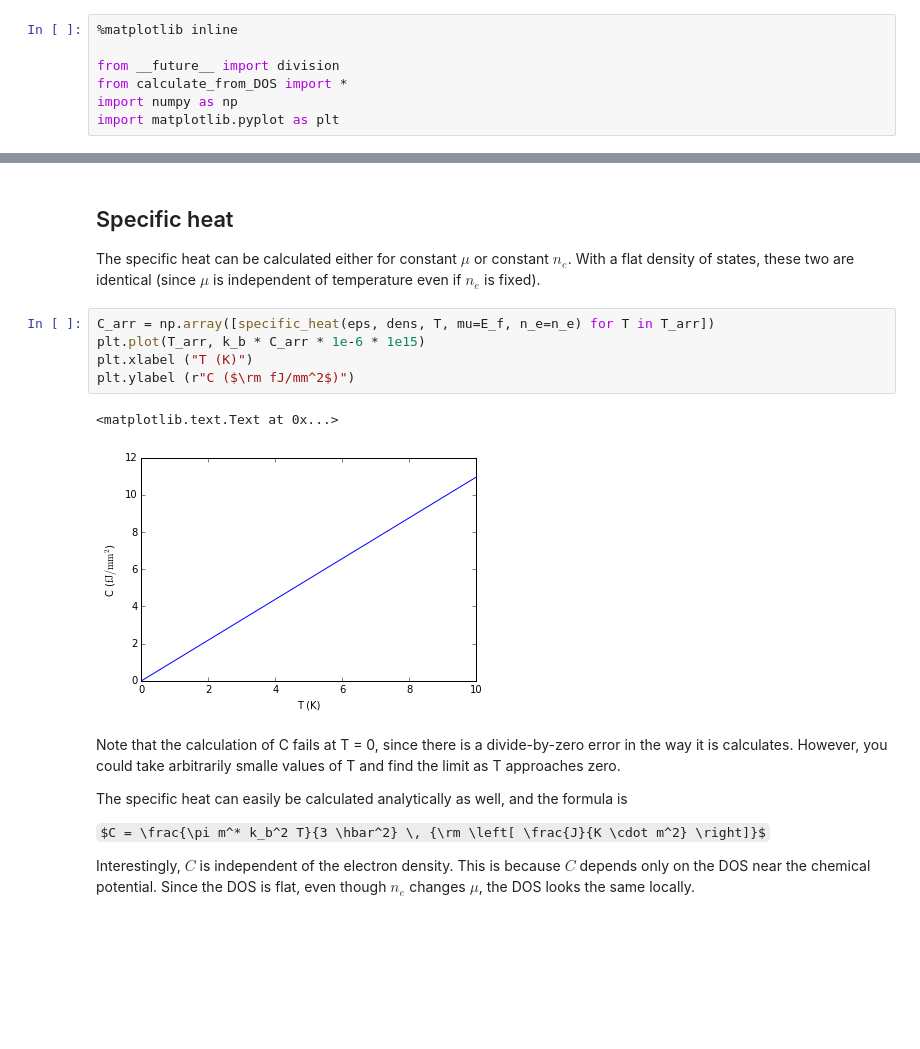
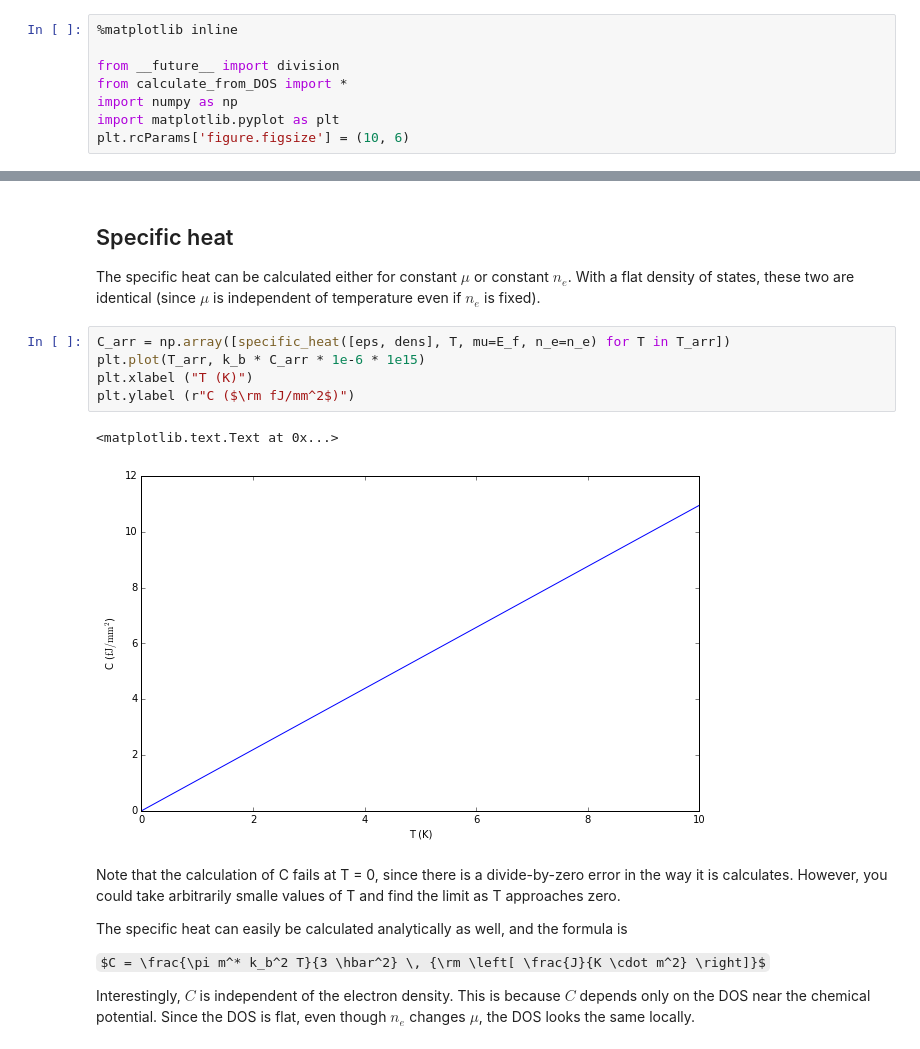
Before and after one commit to ben741/non-interacting-2DEG, a Jupyter notebook: demo.ipynb, the cells around one changed output, grey strips where cells are left out. Saved outputs shown, nothing was run; the diff lists cells and outputs as text; some formulas as TeX source; blank space fills up the shorter version.

```diff
--- a/demo.ipynb
+++ b/demo.ipynb
@@ -10,6 +10,7 @@ from __future__ import division
 from calculate_from_DOS import *
 import numpy as np
 import matplotlib.pyplot as plt
+plt.rcParams['figure.figsize'] = (10, 6)
 # %% [markdown]
 ## Preamble and basic values
 
@@ -78,13 +79,13 @@ print("%.3f ps"%(tau_tr*1e12))
 
 The specific heat can be calculated either for constant $\mu$ or constant $n_e$. With a flat density of states, these two are identical (since $\mu$ is independent of temperature even if $n_e$ is fixed).
 # %%
-C_arr = np.array([specific_heat(eps, dens, T, mu=E_f, n_e=n_e) for T in T_arr])
+C_arr = np.array([specific_heat([eps, dens], T, mu=E_f, n_e=n_e) for T in T_arr])
 plt.plot(T_arr, k_b * C_arr * 1e-6 * 1e15)
 plt.xlabel ("T (K)")
 plt.ylabel (r"C ($\rm fJ/mm^2$)")
 # %% [output]
 <matplotlib.text.Text at 0x...>
-[figure, old version]
+[figure, new version]
 # %% [markdown]
 
 
```
Also changed, not shown: parts of 14 cells of this notebook, 1 other file.
